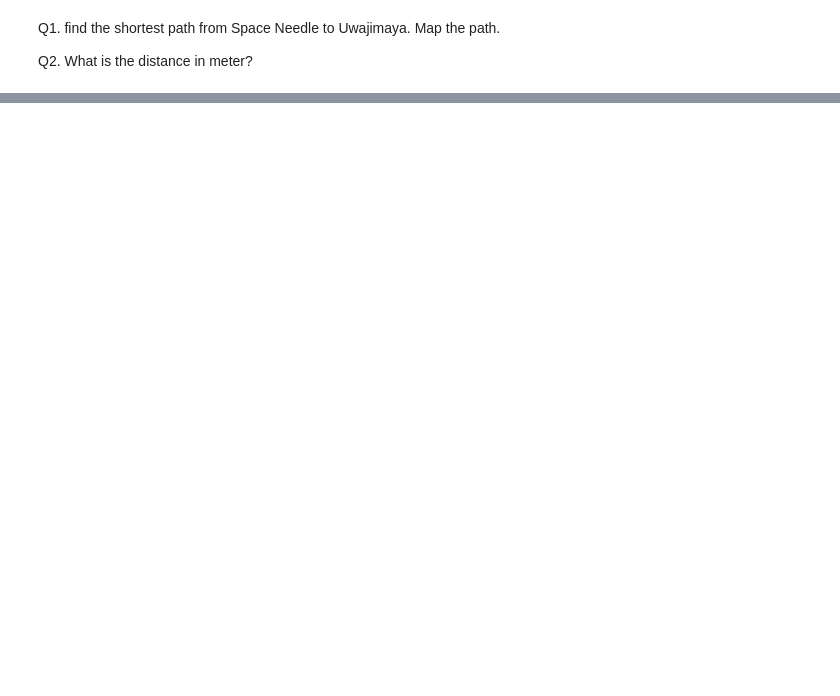
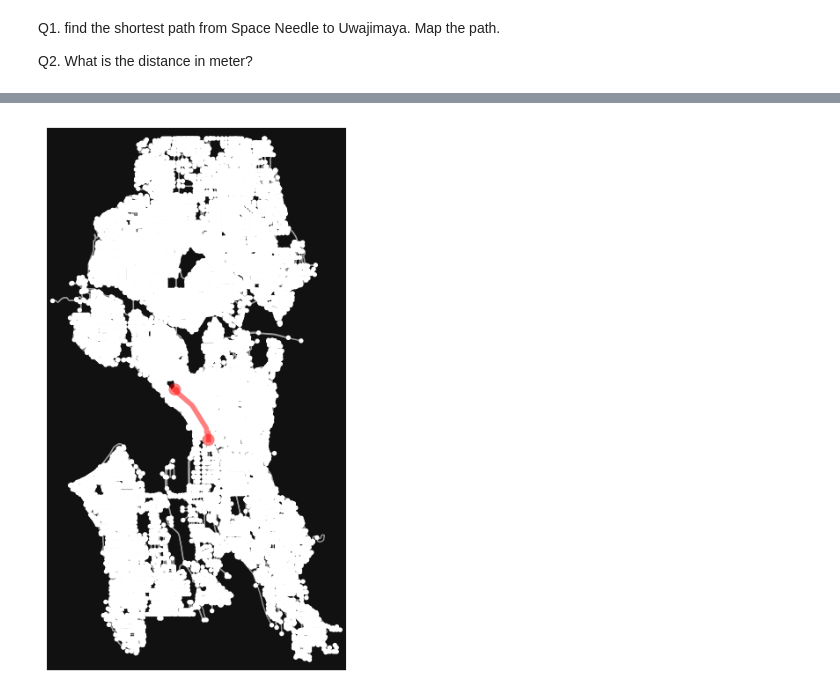
Before and after one commit to turnert447/database_management, a Jupyter notebook: OSM_network_analysis.ipynb, the cells around one changed output, grey strips where cells are left out. Drawn from its saved outputs; the diff is of its cells as text; code cells hidden in the pictures; blank space fills up the shorter version.

```diff
--- a/OSM_network_analysis.ipynb
+++ b/OSM_network_analysis.ipynb
@@ -469,0 +721,4 @@ OSM_UW_shortroute.plot(ax=ax, linewidth=2, linestyle='--', color='red')
+# %%
+seattle_graph = osmnx.project_graph(s)
+nodes2, edges2 = osmnx.graph_to_gdfs(seattle_graph)
+nodes2.crs
@@ -469,0 +740,3 @@ OSM_UW_shortroute.plot(ax=ax, linewidth=2, linestyle='--', color='red')
+# %%
+sn_node_id = osmnx.nearest_nodes(seattle_graph, spaceneedle.x, spaceneedle.y)
+sn_node_id
@@ -471,3 +746,6 @@ OSM_UW_shortroute.plot(ax=ax, linewidth=2, linestyle='--', color='red')
 Q1. find the shortest path from Space Needle to Uwajimaya. Map the path.
 
 Q2. What is the distance in meter?
+# %%
+uwaji_node_id = osmnx.nearest_nodes(seattle_graph, uwajimaya.x, uwajimaya.y)
+uwaji_node_id
@@ -473,0 +754,3 @@ Q2. What is the distance in meter?
+# %%
+route2 = osmnx.shortest_path(seattle_graph, sn_node_id, uwaji_node_id)
+route2
@@ -473,0 +775,4 @@ Q2. What is the distance in meter?
+# %%
+fig, ax = osmnx.plot_graph_route(seattle_graph, route2)
+# %% [output]
+[figure, added]
```
Also changed, not shown: parts of 49 cells of this notebook, 43 other files.
